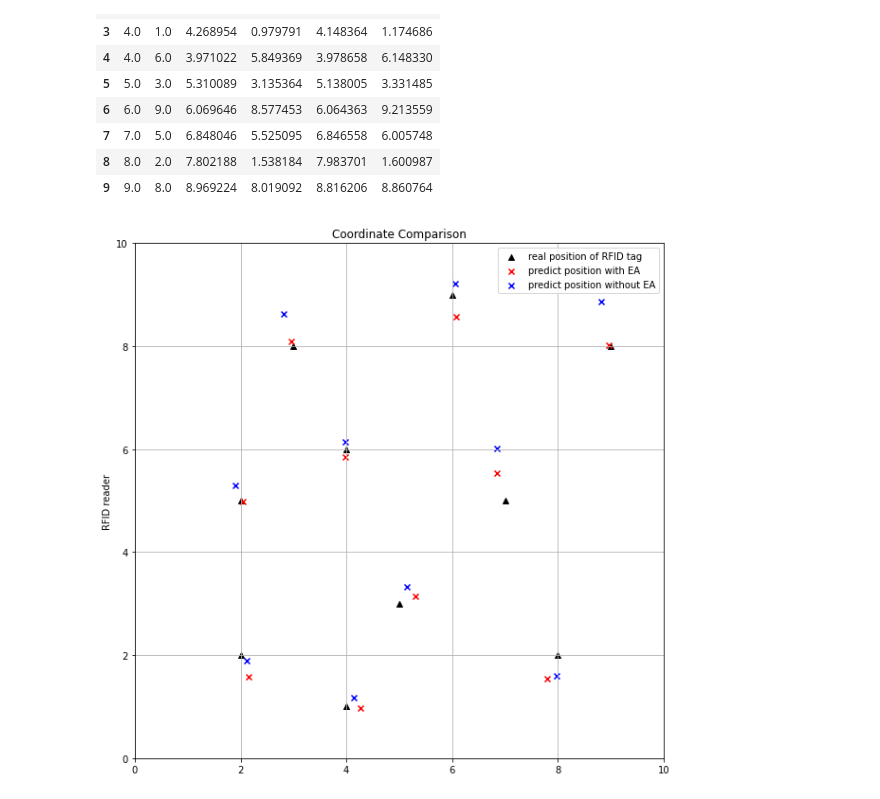
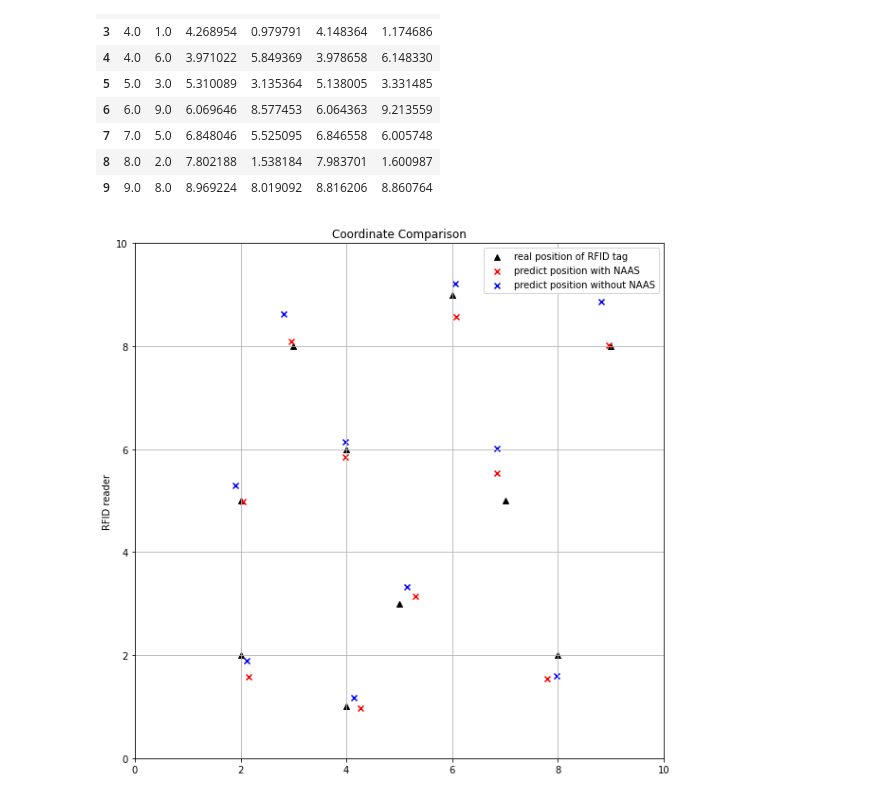
Before and after one commit to FrankJiaShu/RFID_EA, a Jupyter notebook: plot_all.ipynb, the cells around one changed output. Drawn from its saved outputs; the diff is of its cells as text; code cells hidden in the pictures.

```diff
--- a/plot_all.ipynb
+++ b/plot_all.ipynb
@@ -233,20 +239,20 @@ coor
 # %%
 plt.figure(figsize=[10, 10])
 plt.xlim((0, 10))
 plt.ylim((0, 10))
 plt.ylabel('RFID reader')
 plt.title('Coordinate Comparison')
 # 画图-标准坐标
 plt.scatter(l[:, 0], l[:, 1], c='black', marker='^', label='real position of RFID tag')
 
 # 画图-预测EA坐标
-plt.scatter(tmp[:, 0], tmp[:, 1], c='red', marker='x', label = 'predict position with EA')
+plt.scatter(tmp[:, 0], tmp[:, 1], c='red', marker='x', label = 'predict position with NAAS')
 
 # 画图-预测无EA坐标
-plt.scatter(tmp2[:, 0], tmp2[:, 1], c='blue', marker='x', label = 'predict position without EA')
+plt.scatter(tmp2[:, 0], tmp2[:, 1], c='blue', marker='x', label = 'predict position without NAAS')
 
 plt.legend()
 plt.grid('True')
 plt.savefig('./doc/compare_coordinate_all.jpg')
 # %% [output]
-[figure, old version]
+[figure, new version]
```
Also changed, not shown: parts of 5 cells of this notebook, 3 other files.
